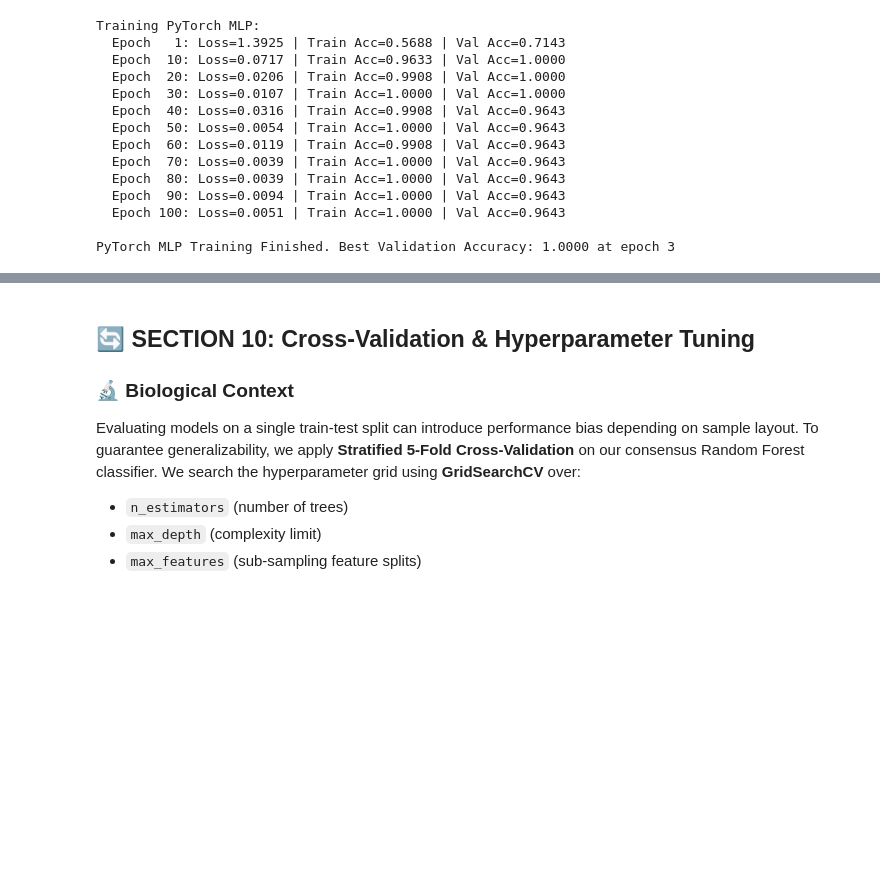
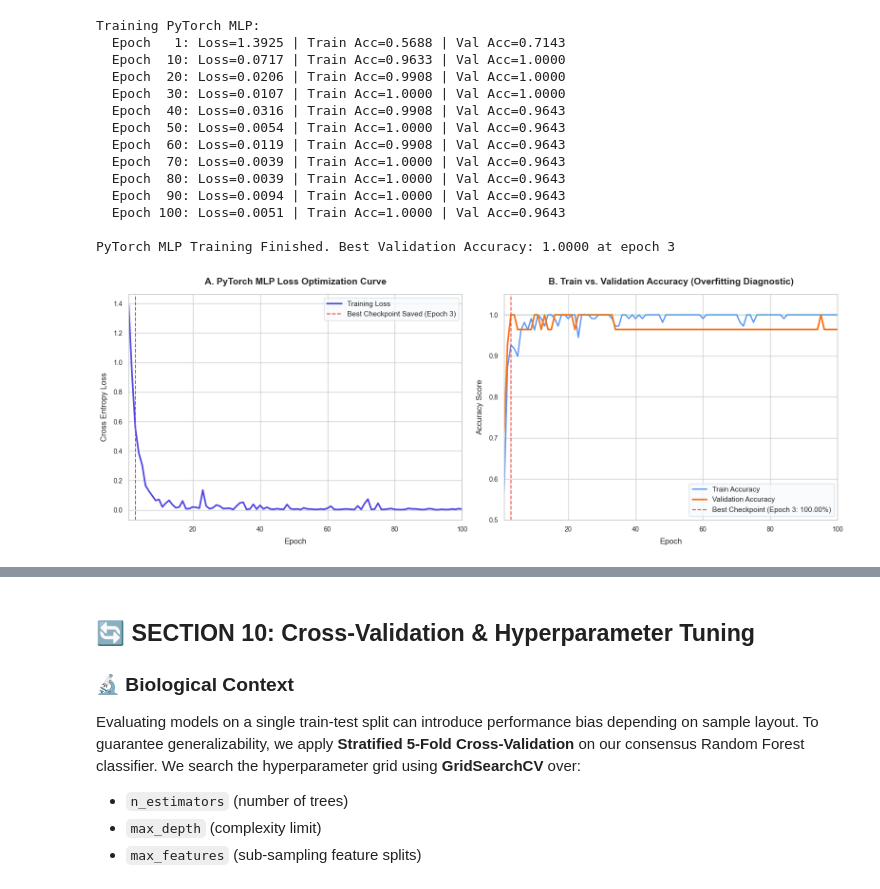
Before and after one commit to shubhamkjha369/OncoResolve-Breast-Cancer-Transcriptomics, a Jupyter notebook: Breast-Cancer-Transcriptomics-ML-Pipeline/notebooks/Breast_Cancer_ML_Pipeline.ipynb, the cells around one changed output, grey strips where cells are left out. Saved outputs shown, nothing was run; the diff lists cells and outputs as text; code cells hidden in the pictures; blank space fills up the shorter version.

Commit message:
Update notebook, tuned models, and SHAP explainability checkpoints with Section 10 and 11 outputs

```diff
--- a/Breast-Cancer-Transcriptomics-ML-Pipeline/notebooks/Breast_Cancer_ML_Pipeline.ipynb
+++ b/Breast-Cancer-Transcriptomics-ML-Pipeline/notebooks/Breast_Cancer_ML_Pipeline.ipynb
@@ -1523,3 +1523,101 @@ Training PyTorch MLP:
   Epoch 100: Loss=0.0051 | Train Acc=1.0000 | Val Acc=0.9643
 
 PyTorch MLP Training Finished. Best Validation Accuracy: 1.0000 at epoch 3
+# %%
+# 1. Load the training history Parquet file using the notebook's ARTIFACT_DIR constant
+mlp_history = pd.read_parquet(ARTIFACT_DIR / "mlp_training_history.parquet")
+epochs = np.arange(1, len(mlp_history) + 1)
+
+# Find the best epoch (where validation accuracy peaked)
+best_epoch = mlp_history["val_acc"].idxmax() + 1
+best_val_acc = mlp_history["val_acc"].max()
+
+# Set up clean, professional plotting style
+sns.set_theme(style="whitegrid")
+plt.rcParams["font.family"] = "sans-serif"
+plt.rcParams["font.sans-serif"] = ["Helvetica", "Arial", "DejaVu Sans"]
+
+# Create side-by-side subplots
+fig, axes = plt.subplots(1, 2, figsize=(16, 6), dpi=100)
+
+# ── Left Plot: Training Loss Trajectory ──────────────────────────────────────
+sns.lineplot(
+    x=epochs,
+    y=mlp_history["train_loss"],
+    ax=axes[0],
+    color="#4f46e5",
+    linewidth=2.5,
+    label="Training Loss",
+)
+axes[0].axvline(
+    x=best_epoch,
+    color="#ef4444",
+    linestyle="--",
+    linewidth=1.5,
+    label=f"Best Checkpoint Saved (Epoch {best_epoch})",
+)
+axes[0].set_title(
+    "A. PyTorch MLP Loss Optimization Curve",
+    fontsize=14,
+    fontweight="bold",
+    pad=15,
+)
+axes[0].set_xlabel("Epoch", fontsize=12, labelpad=8)
+axes[0].set_ylabel("Cross Entropy Loss", fontsize=12, labelpad=8)
+axes[0].set_xlim(1, len(epochs))
+axes[0].legend(frameon=True, facecolor="#f8fafc", edgecolor="#cbd5e1", fontsize=11)
+axes[0].tick_params(labelsize=10)
+
+# ── Right Plot: Accuracy Convergence & Overfitting Diagnostic ─────────────
+sns.lineplot(
+    x=epochs,
+    y=mlp_history["train_acc"],
+    ax=axes[1],
+    color="#3b82f6",
+    linewidth=2,
+    alpha=0.85,
+    label="Train Accuracy",
+)
+sns.lineplot(
+    x=epochs,
+    y=mlp_history["val_acc"],
+    ax=axes[1],
+    color="#f97316",
+    linewidth=2.5,
+    label="Validation Accuracy",
+)
+
+# Highlight perfect accuracy threshold and the peak epoch
+axes[1].axhline(y=1.0, color="#10b981", linestyle=":", linewidth=1.2, alpha=0.7)
+axes[1].axvline(
+    x=best_epoch,
+    color="#ef4444",
+    linestyle="--",
+    linewidth=1.5,
+    label=f"Best Checkpoint (Epoch {best_epoch}: {best_val_acc:.2%})",
+)
+
+axes[1].set_title(
+    "B. Train vs. Validation Accuracy (Overfitting Diagnostic)",
+    fontsize=14,
+    fontweight="bold",
+    pad=15,
+)
+axes[1].set_xlabel("Epoch", fontsize=12, labelpad=8)
+axes[1].set_ylabel("Accuracy Score", fontsize=12, labelpad=8)
+axes[1].set_ylim(0.5, 1.05)
+axes[1].set_xlim(1, len(epochs))
+axes[1].legend(
+    frameon=True,
+    facecolor="#f8fafc",
+    edgecolor="#cbd5e1",
+    loc="lower right",
+    fontsize=11,
+)
+axes[1].tick_params(labelsize=10)
+
+# Adjust visual layouts
+plt.tight_layout()
+plt.show()
+# %% [output]
+[figure, added]
```
Also changed, not shown: parts of 20 cells of this notebook, 6 other files.
